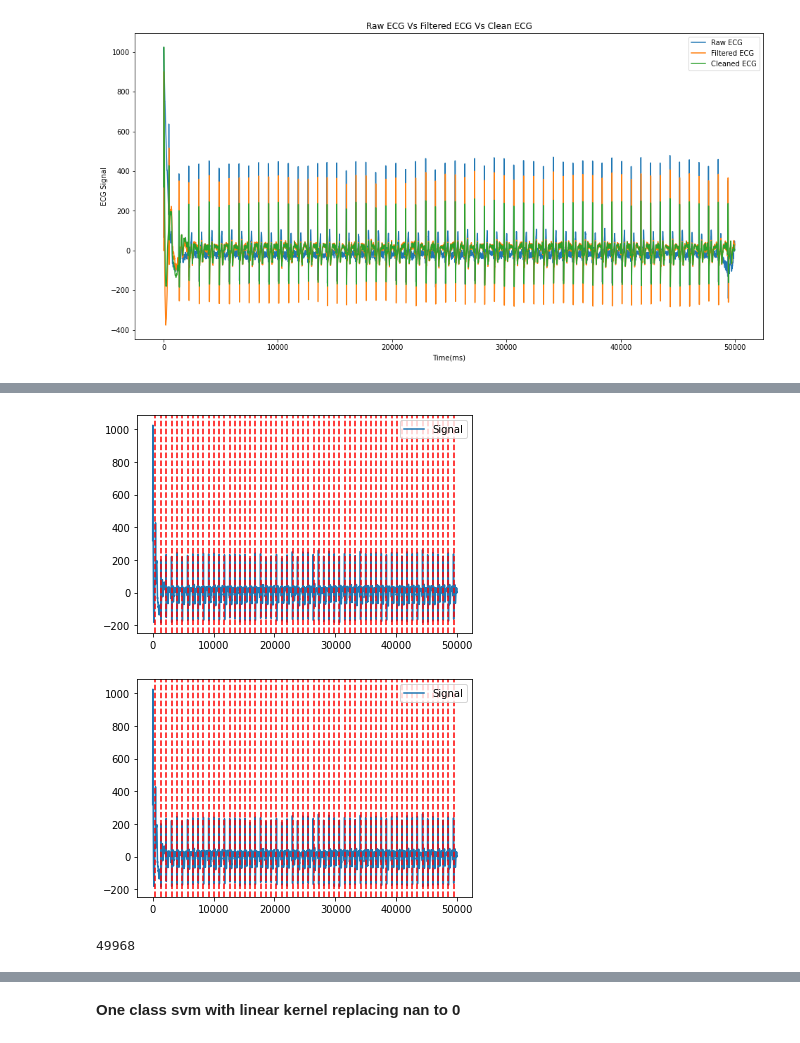
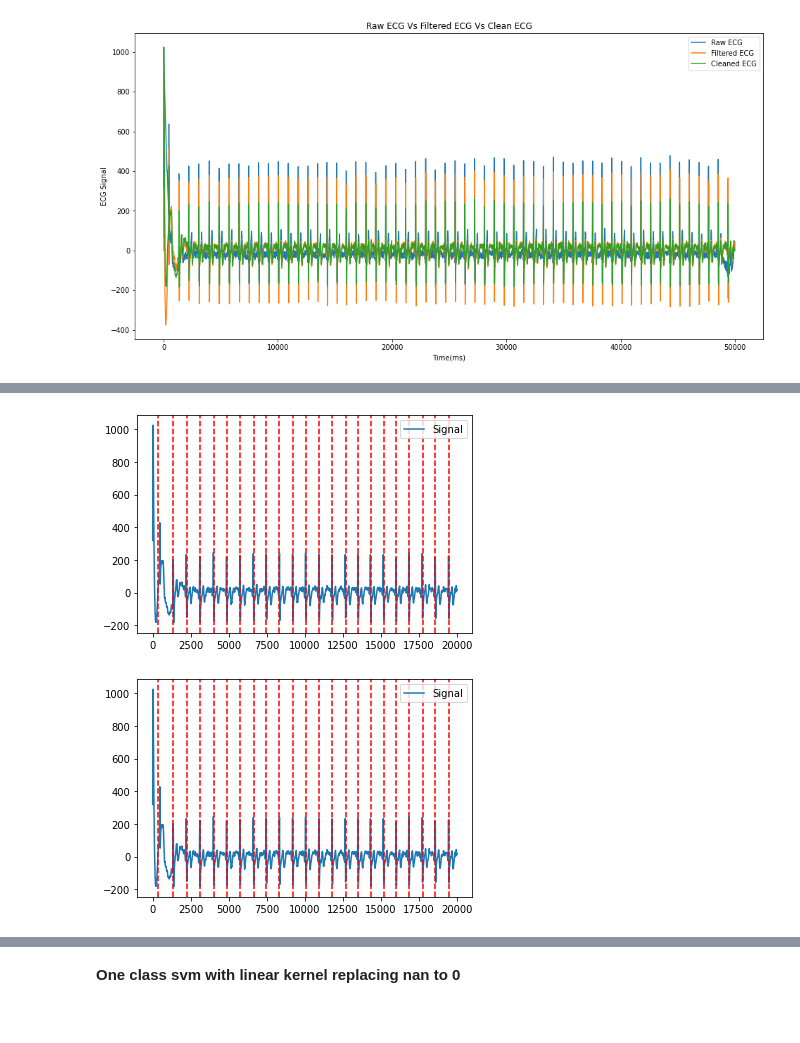
Before and after one commit to priyankachahal/AlertSystemWebDashboard, a Jupyter notebook: features_ecg_project_svm.ipynb, the cells around one changed output, grey strips where cells are left out. Cells and saved outputs as stored; diff of their text form; code cells hidden in the pictures.

```diff
--- a/features_ecg_project_svm.ipynb
+++ b/features_ecg_project_svm.ipynb
@@ -168,7 +214,7 @@ def getRPeaks(ecg):
   for ecg_index in ecg:
     rPeaks.append(nk2.ecg_findpeaks(ecg_index.flatten(), sampling_rate=1000,method="pantompkins1985"))
     index_counter += 1
-    if(index_counter%100==0)
+    if(index_counter%100==0):
       print(index_counter)
   return rPeaks
 # %%
@@ -202,9 +224,5 @@ array([  372,  1350,  2236,  3093,  4018,  4882,  5759,  6640,  7460,
 # %%
-nk2.events_plot(rPeaks[1]["ECG_R_Peaks"],ecg_values_data_frame_cleaned[1])
+nk2.events_plot(rPeaks[1]["ECG_R_Peaks"][:23],ecg_values_data_frame_cleaned[1][:20000])
 # %% [output]
-[figure, old version]
+[figure, new version]
-[figure, old version]
+[figure, new version]
-# %%
-len(ecg_values_data_frame_cleaned[1])
-# %% [output]
-49968
```
Also changed, not shown: parts of 22 cells of this notebook.
